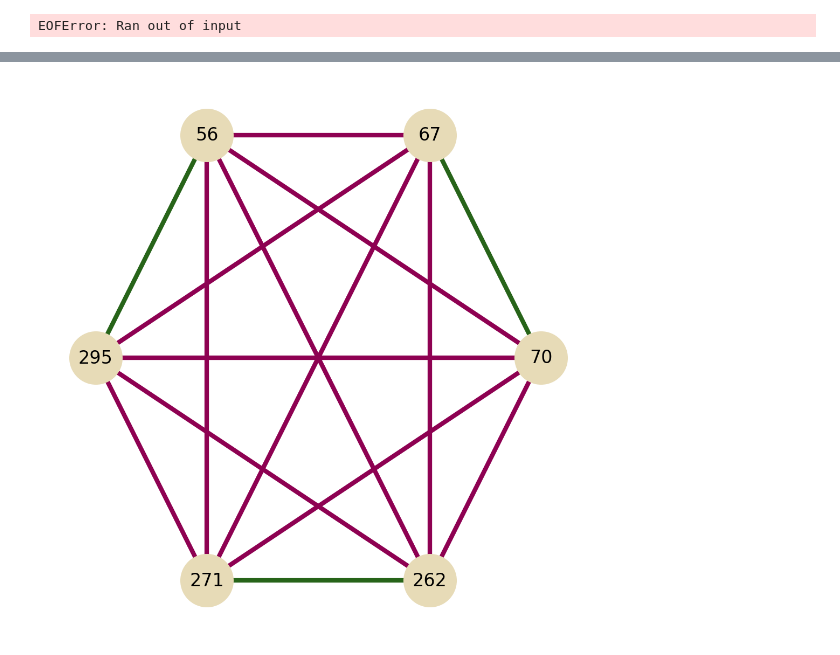
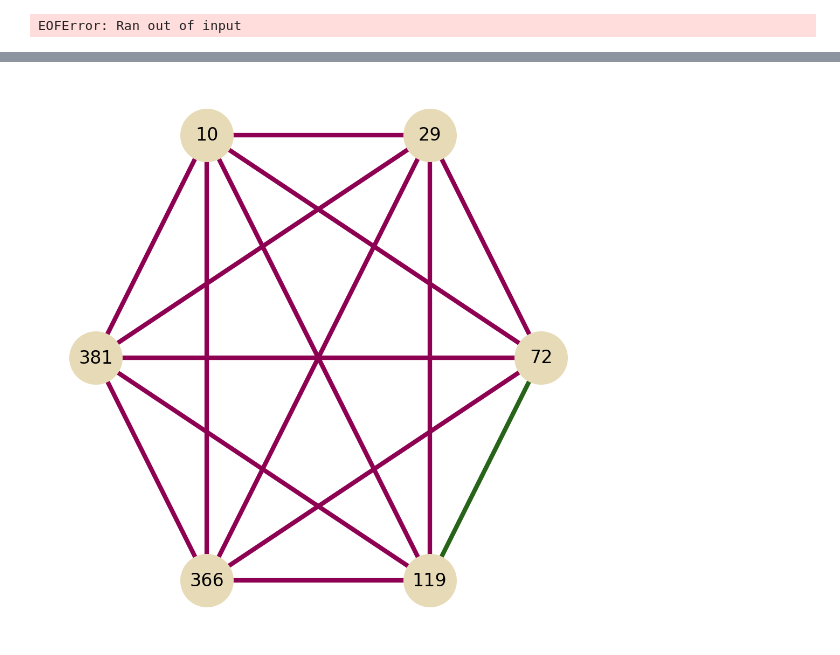
Before and after one commit to Eugleo/dibby, a Jupyter notebook: src/interpretation.ipynb, the cells around one changed output, grey strips where cells are left out. Drawn from its saved outputs; the diff is of its cells as text; code cells hidden in the pictures.

Commit message:
Refactor precursor matching to prepare for bugfixing

```diff
--- a/src/interpretation.ipynb
+++ b/src/interpretation.ipynb
@@ -59,3 +12,5 @@ from protein import trypsin
+# %%
+FRAGMENT_FILE = "../out/fragment_matches/OVA_AT_segments=3_breaks=2_error=15ppm.pickle"
 # %%
 fragments = []
 with open(FRAGMENT_FILE, "rb") as f:
@@ -195,6 +151,8 @@ d.to_csv("../out/csv/fragment_matches.csv", index_label="id", sep=";")
 # %%
 precursor_matches = []
-with open("../out/precursor_matches/LIP_AT_segments=3_error=15ppm.pickle", "rb") as f:
+with open(
+    "../out/precursor_matches/LYS_AT_segments=6_error=15ppm_testing.pickle", "rb"
+) as f:
     while True:
         precursor_matches.append(pickle.load(f))
 # %% [output]
@@ -301,7 +227,7 @@ precursor_matches_df.join(msgf_matches_df, how="outer").to_csv(
     "../out/my_vs_their_matches_rat.csv"
 )
 # %%
-protein = LIP
+protein = OVA
 cysteines = [i for i in range(len(protein)) if protein[i] == "C"]
 cysteines
 # %% [output]
@@ -422,11 +351,11 @@ NEG_ALK_WEIGHT = 1
 from pprint import pprint
 
 for m, prob in zip(fragments, precursor_probabilities):
-    # if not all(b in LIP_BONDS for b in m["bonds"]):
-    #    continue
+    if not all(b in OVA_BONDS for b in m["bonds"]):
+        continue
 
     variants = variant_counts.loc[m["measurement"].scan, "variant"]
-    P = 1
+    P = (1 / variants) ** 2
     cys_in_bonds = []
 
     for b in m["match"]["connected_bonds"]:
@@ -474,35 +440,35 @@ BSA_BONDS = [
         (513, 558),
         (557, 566),
     ]
 ]
 
 LYS_BONDS = [(5, 126), (29, 114), (63, 79), (75, 93)]
 
 LIP_BONDS = [(56, 295), (67, 70), (262, 271)]
 
 OVA_BONDS = [(72, 119)]
 
 # IDEAL GRAPH
 g = nx.complete_graph(reversed(cysteines[3:] + cysteines[:3]))
 plt.figure(figsize=(5, 5), dpi=200)
 
 edges = [tuple(sorted(e)) for e in g.edges()]
-scores = [e in LIP_BONDS for e in edges]
+scores = [e in OVA_BONDS for e in edges]
 scores_normalized = [
     abs(s - min(scores)) / abs(max(scores) - min(scores)) for s in scores
 ]
 colors = [CMAP(s) for s in scores_normalized]
 
 nx.draw_circular(
     g,
     with_labels=True,
     node_size=1200,
     node_color="#E7DBB7",
     edge_color=colors,
     width=3,
 )
 # %% [output]
-[figure, old version]
+[figure, new version]
 # %%
 nodes = list(reversed(cysteines[3:] + cysteines[:3]))
 g = nx.complete_graph(nodes)
```
Also changed, not shown: parts of 17 cells of this notebook, 5 other files.
